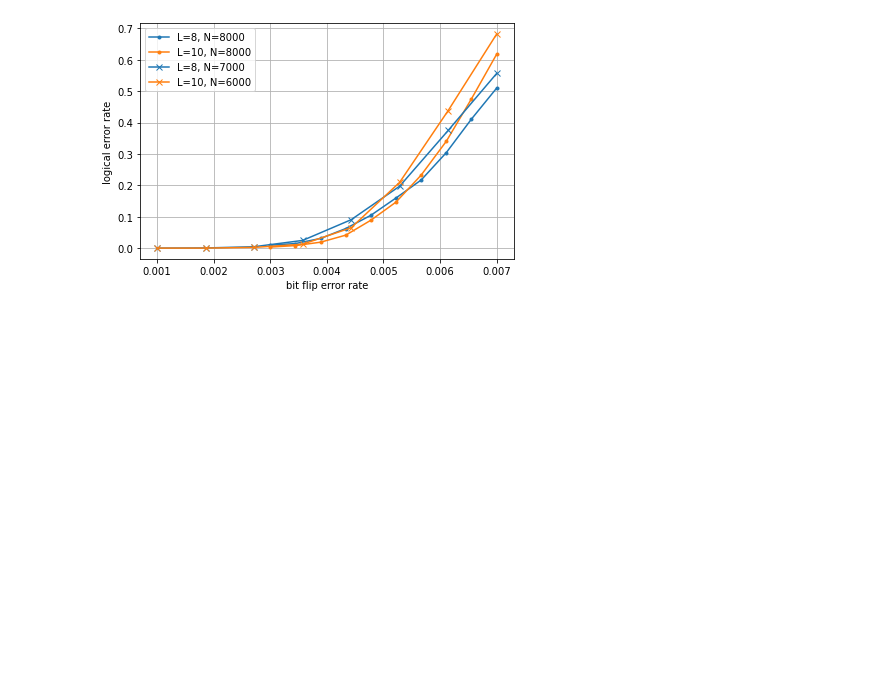
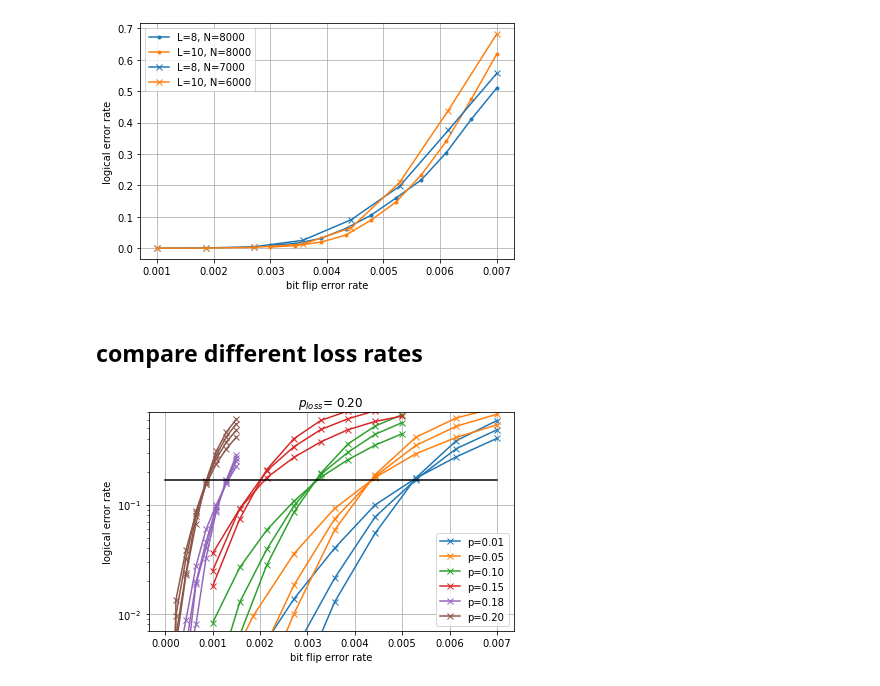
Before and after one commit to hassan-shap/quantum-emitter, a Jupyter notebook: pp_threshold_qdot.ipynb, the cells around one changed output. Drawn from its saved outputs; the diff is of its cells as text; code cells hidden in the pictures; blank space fills up the shorter version.

```diff
--- a/pp_threshold_qdot.ipynb
+++ b/pp_threshold_qdot.ipynb
@@ -335,3 +357,67 @@ plt.grid()
 plt.show()
 # %% [output]
 [figure]
+# %% [markdown]
+## compare different loss rates
+# %%
+repeat = 20
+pl_list = [0.01,0.05,0.1,0.15,0.18,0.2]
+
+c = -1
+plt.figure(1)#,figsize=(5,3))
+for prob_l in pl_list:
+    c += 1
+    if prob_l>= 0.18:
+        L_list = [10,12,14,16]
+    else:
+        L_list = [6,8,10,12]
+    first_plot = True
+    for i_L, L in enumerate(L_list):
+        first = True
+        for i_rep in range(repeat):
+            if prob_l>=0.18:
+                fname = "data_loss_qdot/" + "p1_eq_p2_p_%.2f_L_%d_i_%d_new2.npz" % (prob_l,L,i_rep)
+            else:
+                fname = "data_loss_qdot/" + "p1_eq_p2_p_%.2f_L_%d_i_%d_new.npz" % (prob_l,L,i_rep)
+            if os.path.exists(fname):
+                npz_file = np.load(fname)
+                p1_list, loss_prob, fail_prob_z, Nrep_loss, Nrep_flip = npz_file['p1_list'], npz_file['loss_prob'], npz_file['fail_prob_z'], npz_file['Nrep_loss'], npz_file['Nrep_flip']
+                if first :
+                    first = False
+                    fail_prob_avg = np.zeros(len(p1_list))
+                    loss_prob_avg = 0
+                    Ntot_loss = 0
+                    Ntot_flip = 0
+                    Ntot = 0
+                fail_prob_avg += (fail_prob_z+loss_prob)
+                loss_prob_avg += loss_prob
+                Ntot += Nrep_loss#*(Nrep_loss-loss_prob)+loss_prob
+        if not first:
+            failure_ratio = fail_prob_avg/Ntot
+            loss_ratio = loss_prob_avg/Ntot
+            # plt.plot(p1_list,failure_ratio,"x-", label="p=%.2f, L=%d" % (prob_l,L))
+            if first_plot:
+                plt.plot(p1_list,failure_ratio,"x-", color = "C%d" % (c), label="p=%.2f" % (prob_l))
+                first_plot = False
+            else:
+                plt.plot(p1_list,failure_ratio,"x-", color = "C%d" % (c))
+
+
+yc = 0.17
+plt.plot([0.0,0.007],[yc,yc],"k")
+plt.legend()
+plt.title(r"$p_{loss} $= %.2f " % (prob_l))
+plt.yscale("log")
+plt.ylim([7e-3,7e-1])
+# plt.xlim([0.0,1e-3])
+# plt.xticks(np.arange(0.08,0.131,0.01))
+# plt.xticks(np.arange(0.0s6,0.1,0.01))
+plt.grid()
+plt.xlabel("bit flip error rate")
+plt.ylabel("logical error rate")
+# plt.legend()
+plt.tight_layout()
+# plt.savefig("figs/loss_%.2f_toric_threshold.pdf" % (prob_l))
+plt.show()
+# %% [output]
+[figure, added]
```
Also changed, not shown: parts of 4 cells of this notebook, 24 other files.
